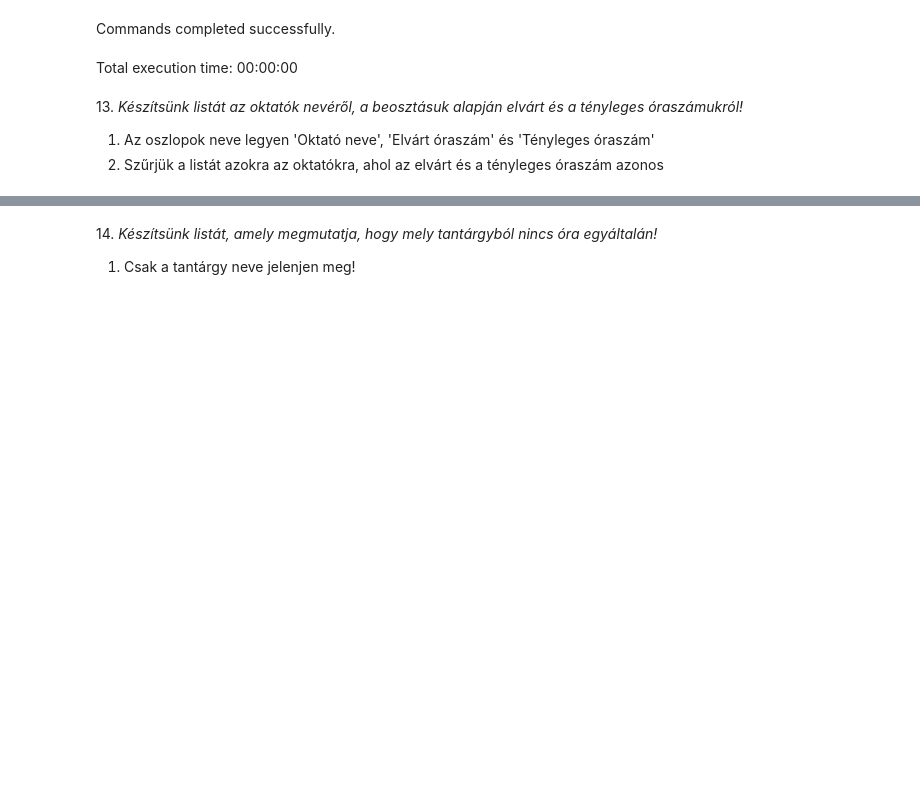
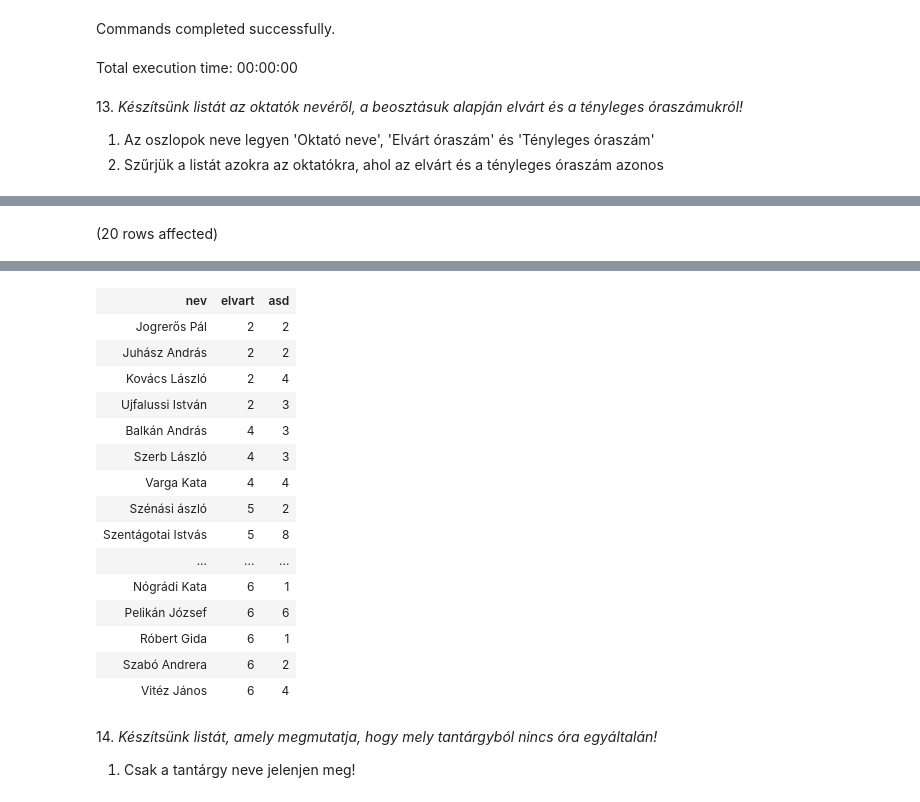
Before and after one commit to Zoltanborbenyi/sql-gyak-03, a Jupyter notebook: gyakorlat03_feladatok.ipynb, the cells around one changed output, grey strips where cells are left out. Saved outputs shown, nothing was run; the diff lists cells and outputs as text; code cells hidden in the pictures; blank space fills up the shorter version.

```diff
--- a/gyakorlat03_feladatok.ipynb
+++ b/gyakorlat03_feladatok.ipynb
@@ -185,0 +221,9 @@ Total execution time: 00:00:00
+# %%
+SELECT Oktatok.nev,
+Beosztasok.elvart,
+COUNT(*) AS 'asd'
+FROM Orak JOIN Oktatok On ORak.tanar = Oktatok.oktato_id
+JOIN Beosztasok on Oktatok.beosztás = Beosztasok.beosztas_id
+GROUP BY Oktatok.nev, Beosztasok.elvart
+# %% [output]
+(20 rows affected)
@@ -186,3 +231,19 @@ Total execution time: 00:00:00
+| nev | elvart | asd |
+| Jogrerős Pál | 2 | 2 |
+| Juhász András | 2 | 2 |
+| Kovács László | 2 | 4 |
+| Ujfalussi István | 2 | 3 |
+| Balkán András | 4 | 3 |
+| Szerb László | 4 | 3 |
+| Varga Kata | 4 | 4 |
+| Szénási ászló | 5 | 2 |
+| Szentágotai Istvás | 5 | 8 |
+| ... | ... | ... |
+| Nógrádi Kata | 6 | 1 |
+| Pelikán József | 6 | 6 |
+| Róbert Gida | 6 | 1 |
+| Szabó Andrera | 6 | 2 |
+| Vitéz János | 6 | 4 |
 # %% [markdown]
 14. _Készítsünk listát, amely megmutatja, hogy mely tantárgyból nincs óra egyáltalán!_
 
```
Also changed, not shown: parts of 11 cells of this notebook.
